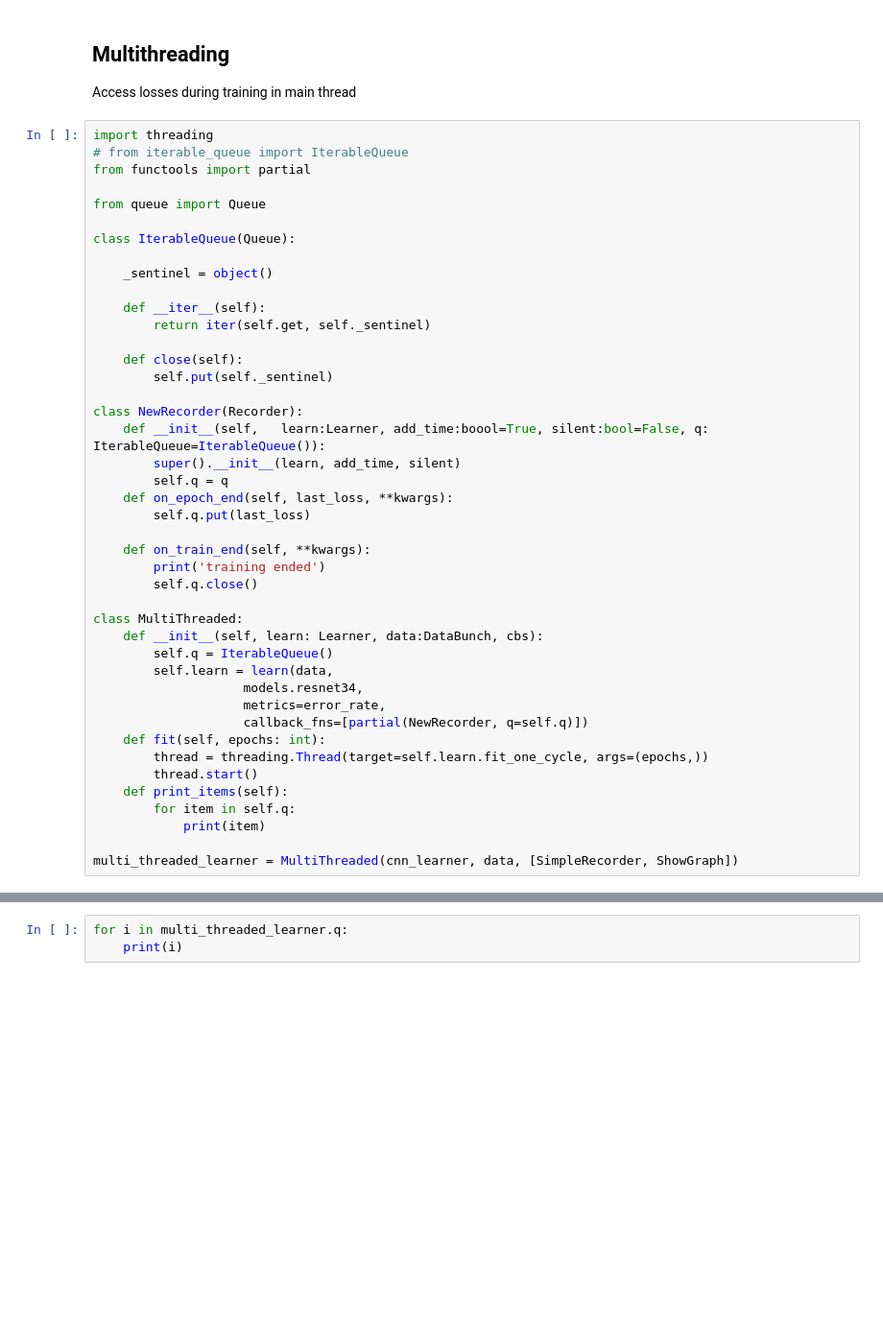
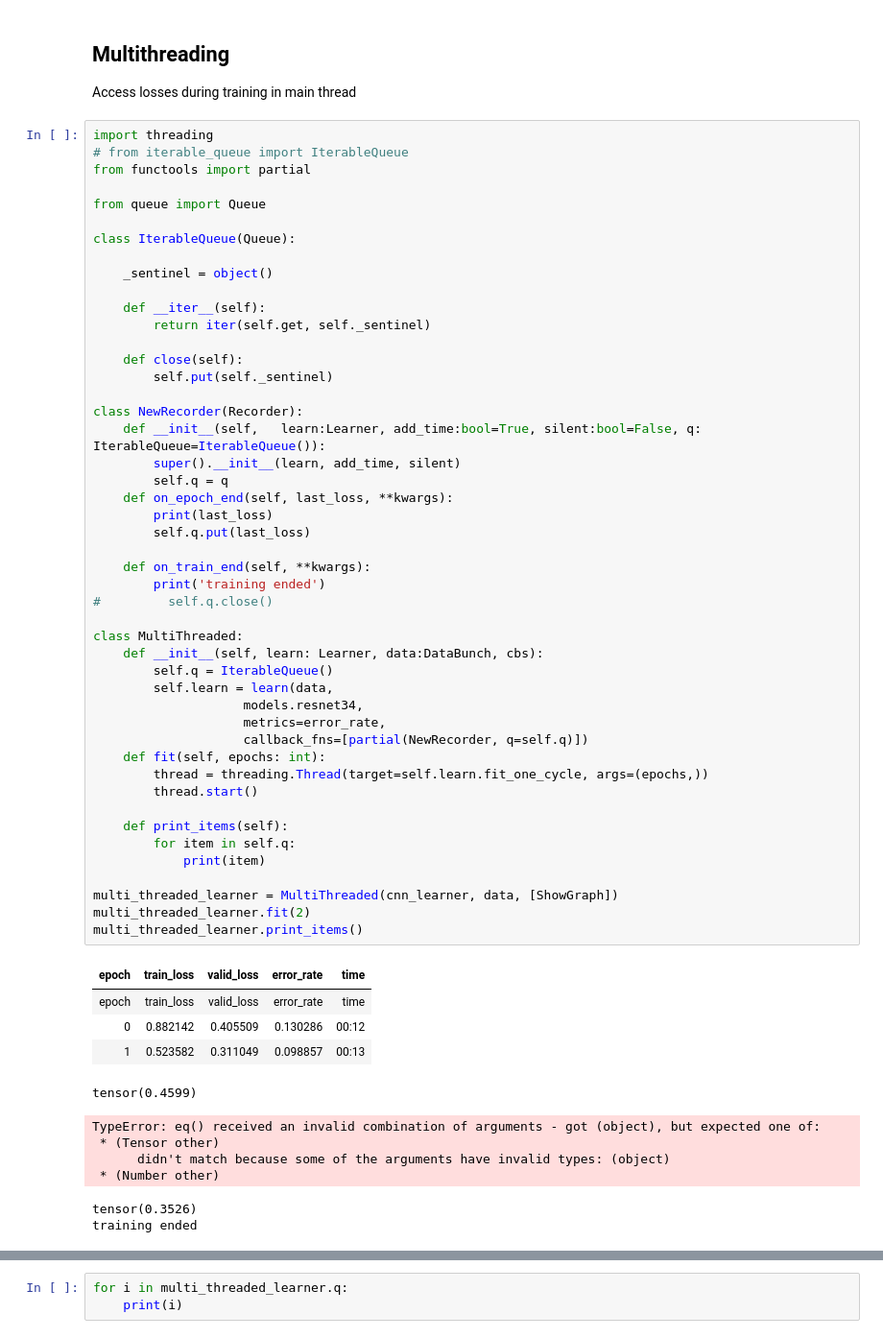
Before and after one commit to fastailondon/ghost-ants, a Jupyter notebook: nbs/Callbacks.ipynb, the cells around one changed output, grey strips where cells are left out. Shown at 96% size. Saved outputs shown, nothing was run; the diff lists cells and outputs as text; blank space fills up the shorter version.

```diff
--- a/nbs/Callbacks.ipynb
+++ b/nbs/Callbacks.ipynb
@@ -120,36 +88,52 @@ class IterableQueue(Queue):
 
     def __iter__(self):
         return iter(self.get, self._sentinel)
 
     def close(self):
         self.put(self._sentinel)
 
 class NewRecorder(Recorder):
-    def __init__(self,   learn:Learner, add_time:boool=True, silent:bool=False, q: IterableQueue=IterableQueue()):
+    def __init__(self,   learn:Learner, add_time:bool=True, silent:bool=False, q: IterableQueue=IterableQueue()):
         super().__init__(learn, add_time, silent)
         self.q = q
     def on_epoch_end(self, last_loss, **kwargs):
+        print(last_loss)
         self.q.put(last_loss)
 
     def on_train_end(self, **kwargs):
         print('training ended')
-        self.q.close()
+#         self.q.close()
 
 class MultiThreaded:
     def __init__(self, learn: Learner, data:DataBunch, cbs):
         self.q = IterableQueue()
         self.learn = learn(data,
                     models.resnet34,
                     metrics=error_rate,
                     callback_fns=[partial(NewRecorder, q=self.q)])
     def fit(self, epochs: int):
         thread = threading.Thread(target=self.learn.fit_one_cycle, args=(epochs,))
         thread.start()
+
     def print_items(self):
         for item in self.q:
             print(item)
 
-multi_threaded_learner = MultiThreaded(cnn_learner, data, [SimpleRecorder, ShowGraph])
+multi_threaded_learner = MultiThreaded(cnn_learner, data, [ShowGraph])
+multi_threaded_learner.fit(2)
+multi_threaded_learner.print_items()
+# %% [output]
+| epoch | train_loss | valid_loss | error_rate | time |
+| epoch | train_loss | valid_loss | error_rate | time |
+| 0 | 0.882142 | 0.405509 | 0.130286 | 00:12 |
+| 1 | 0.523582 | 0.311049 | 0.098857 | 00:13 |
+tensor(0.4599)
+TypeError: eq() received an invalid combination of arguments - got (object), but expected one of:
+ * (Tensor other)
+      didn't match because some of the arguments have invalid types: (object)
+ * (Number other)
+tensor(0.3526)
+training ended
 # %%
 multi_threaded_learner.fit(2)
 # %% [output]
```
Also changed, not shown: parts of 15 cells of this notebook.
